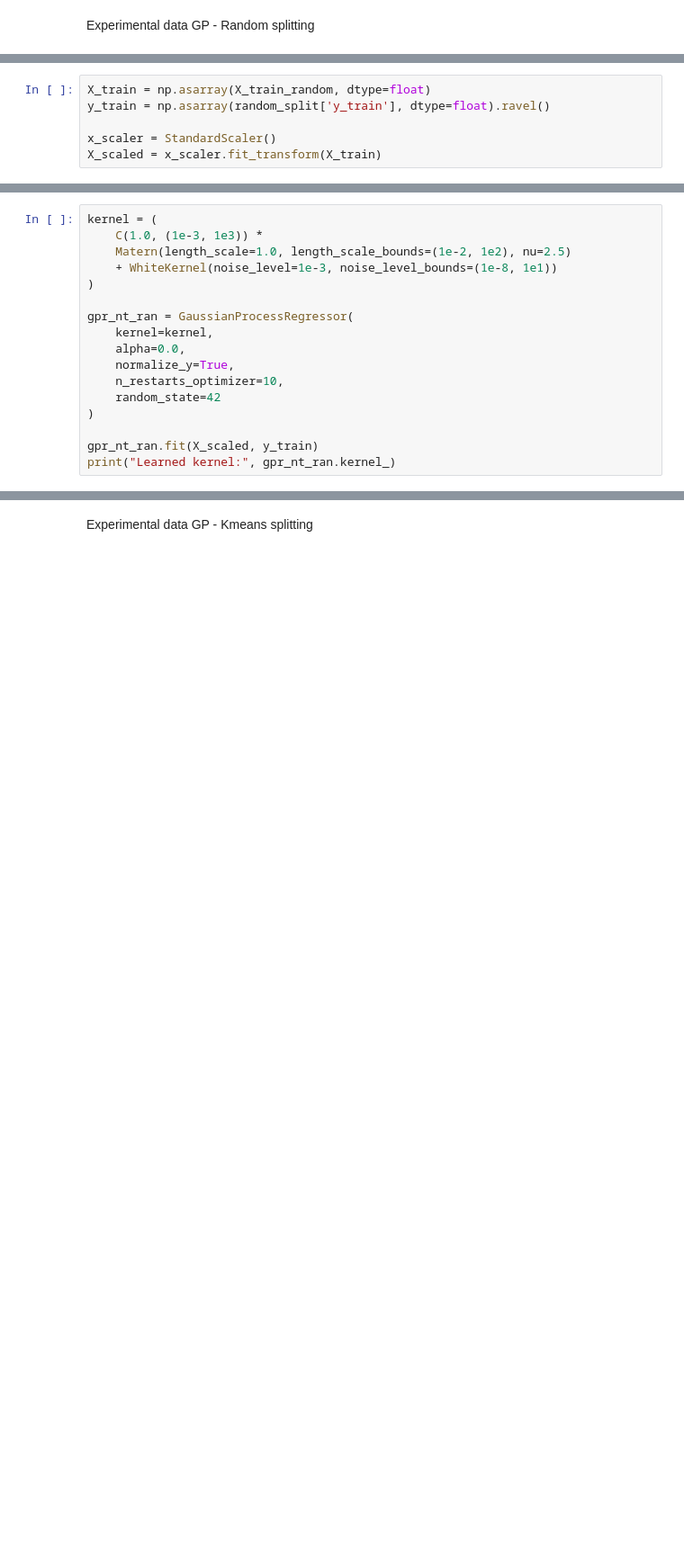
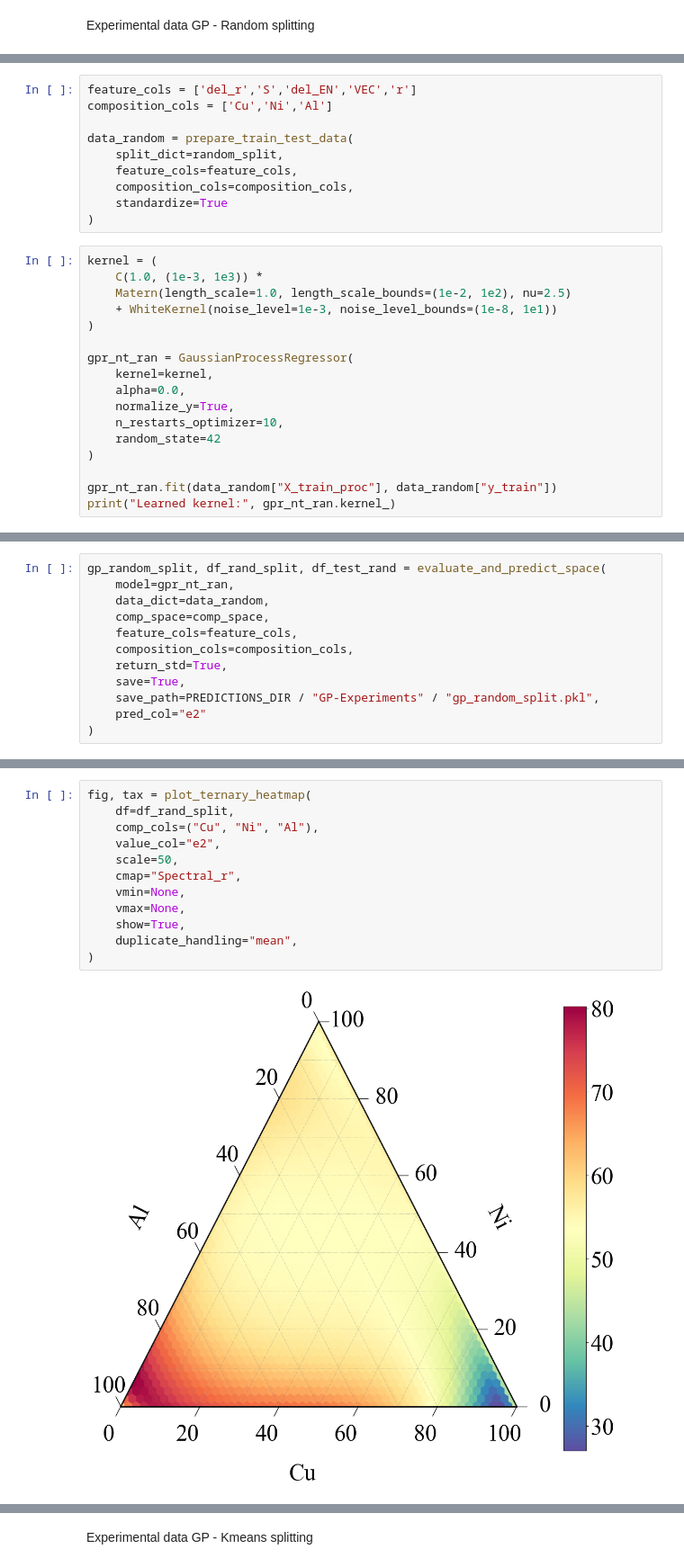
Before and after one commit to linarojas0824/Hybrid-Experimental-Data-Driven-Workflow, a Jupyter notebook: scripts/Notebooks/02_Model Training GP.ipynb, the cells around one changed output, grey strips where cells are left out. Shown at 90% size. Drawn from its saved outputs; the diff is of its cells as text; blank space fills up the shorter version.

Commit message:
Update GP model

```diff
--- a/scripts/Notebooks/02_Model Training GP.ipynb
+++ b/scripts/Notebooks/02_Model Training GP.ipynb
@@ -25,6 +23,0 @@ X_test_random = random_split['X_test_split'][columns]
-# %%
-X_train = np.asarray(X_train_random, dtype=float)
-y_train = np.asarray(random_split['y_train'], dtype=float).ravel()
-
-x_scaler = StandardScaler()
-X_scaled = x_scaler.fit_transform(X_train)
@@ -31,3 +238,13 @@ X_scaled = x_scaler.fit_transform(X_train)
+# %%
+feature_cols = ['del_r','S','del_EN','VEC','r']
+composition_cols = ['Cu','Ni','Al']
+
+data_random = prepare_train_test_data(
+    split_dict=random_split,
+    feature_cols=feature_cols,
+    composition_cols=composition_cols,
+    standardize=True
+)
 # %%
 kernel = (
     C(1.0, (1e-3, 1e3)) *
@@ -43,6 +260,6 @@ gpr_nt_ran = GaussianProcessRegressor(
     random_state=42
 )
 
-gpr_nt_ran.fit(X_scaled, y_train)
+gpr_nt_ran.fit(data_random["X_train_proc"], data_random["y_train"])
 print("Learned kernel:", gpr_nt_ran.kernel_)
 # %% [output]
@@ -76,0 +267,12 @@ with open(PREDICTIONS_DIR/"GP-Experiments/gp_random_split", "wb") as f:
+# %%
+gp_random_split, df_rand_split, df_test_rand = evaluate_and_predict_space(
+    model=gpr_nt_ran,
+    data_dict=data_random,
+    comp_space=comp_space,
+    feature_cols=feature_cols,
+    composition_cols=composition_cols,
+    return_std=True,
+    save=True,
+    save_path=PREDICTIONS_DIR / "GP-Experiments" / "gp_random_split.pkl",
+    pred_col="e2"
+)
@@ -76,0 +281,14 @@ with open(PREDICTIONS_DIR/"GP-Experiments/gp_random_split", "wb") as f:
+# %%
+fig, tax = plot_ternary_heatmap(
+    df=df_rand_split,
+    comp_cols=("Cu", "Ni", "Al"),
+    value_col="e2",
+    scale=50,
+    cmap="Spectral_r",
+    vmin=None,
+    vmax=None,
+    show=True,
+    duplicate_handling="mean",
+)
+# %% [output]
+[figure, added]
```
Also changed, not shown: parts of 22 cells of this notebook, 17 other files.
